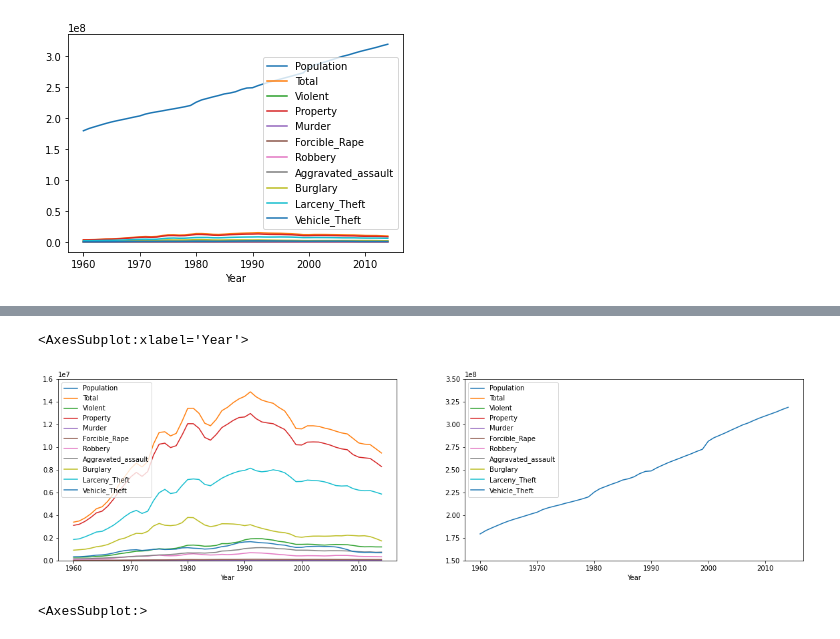
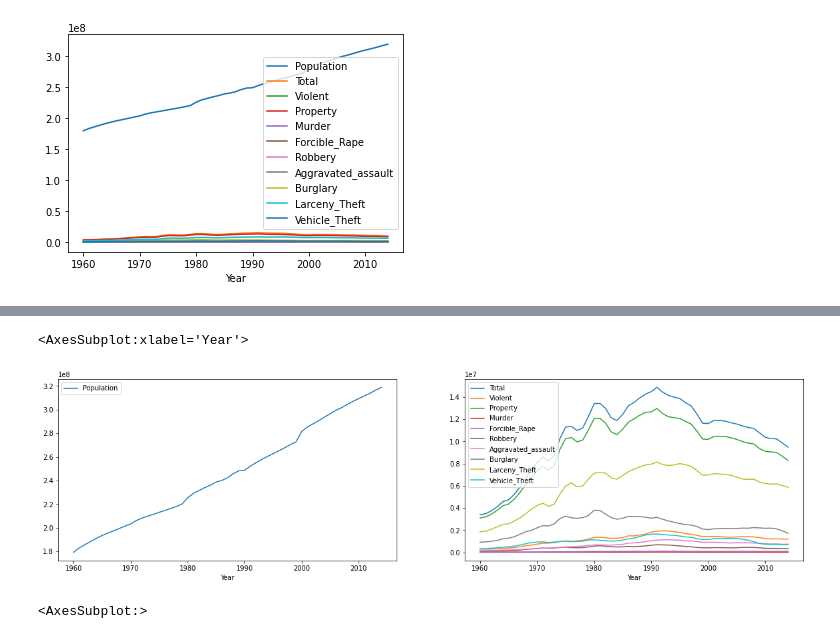
Before and after one commit to JoseKuru/bootcamp, a Jupyter notebook: week10_ML_competition_pca_kmeans/day1_gridsearch_pipelines/exercises/3.crime.ipynb, the cells around one changed output, grey strips where cells are left out. Drawn from its saved outputs; the diff is of its cells as text; code cells hidden in the pictures.

```diff
--- a/week10_ML_competition_pca_kmeans/day1_gridsearch_pipelines/exercises/3.crime.ipynb
+++ b/week10_ML_competition_pca_kmeans/day1_gridsearch_pipelines/exercises/3.crime.ipynb
@@ -27,10 +38,10 @@ df.plot()
 # %%
 fig, ax = plt.subplots(ncols=2, figsize=(20, 5))
-df..plot(ax=ax[0])
-df.plot(ax=ax[1])
+df['Population'].plot(ax=ax[0], legend=True)
+df.drop('Population', axis=1).plot(ax=ax[1])
 # %% [output]
 <AxesSubplot:xlabel='Year'>
-[figure, old version]
+[figure, new version]
 # %%
 df = df.drop(['Total', 'Population'], axis=1)
 # %%
```
Also changed, not shown: parts of 5 cells of this notebook.
